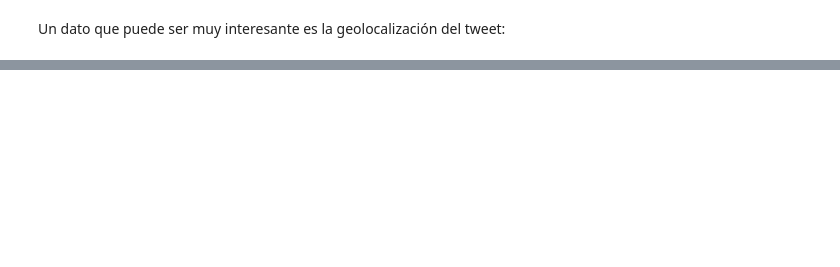
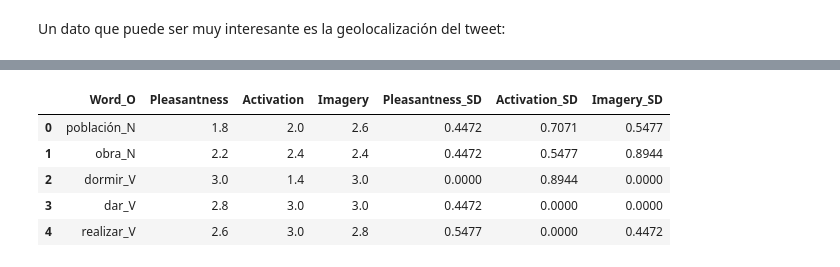
Before and after one commit to CodeandoLeon/Notebooks, a Jupyter notebook: Politicos en Twitter.ipynb, the cells around one changed output, grey strips where cells are left out. Drawn from its saved outputs; the diff is of its cells as text; code cells hidden in the pictures; blank space fills up the shorter version.

```diff
--- a/Politicos en Twitter.ipynb
+++ b/Politicos en Twitter.ipynb
@@ -140,0 +163,9 @@ None
+# %%
+sdal.head()
+# %% [output]
+|  | Word_O | Pleasantness | Activation | Imagery | Pleasantness_SD | Activation_SD | Imagery_SD |
+| 0 | población_N | 1.8 | 2.0 | 2.6 | 0.4472 | 0.7071 | 0.5477 |
+| 1 | obra_N | 2.2 | 2.4 | 2.4 | 0.4472 | 0.5477 | 0.8944 |
+| 2 | dormir_V | 3.0 | 1.4 | 3.0 | 0.0000 | 0.8944 | 0.0000 |
+| 3 | dar_V | 2.8 | 3.0 | 3.0 | 0.4472 | 0.0000 | 0.0000 |
+| 4 | realizar_V | 2.6 | 3.0 | 2.8 | 0.5477 | 0.0000 | 0.4472 |
```
Also changed, not shown: parts of 25 cells of this notebook, 1 other file.
